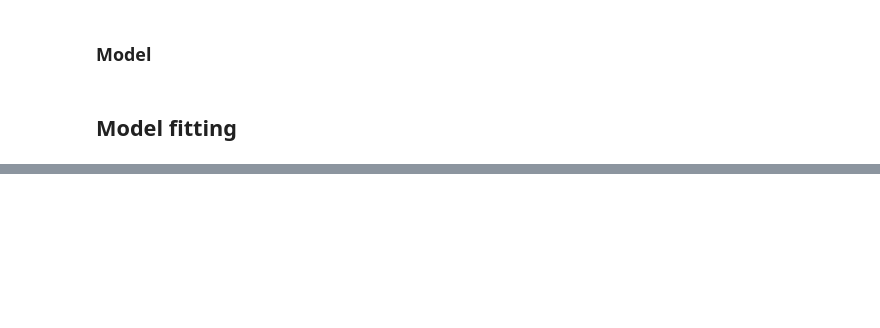
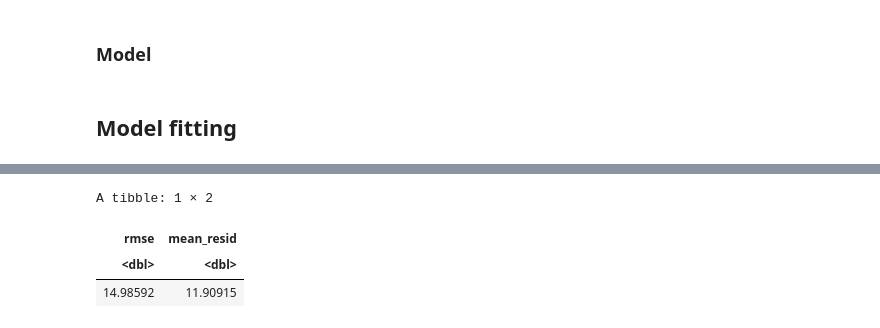
Before and after one commit to cjc77/bayesian-analysis-projects, a Jupyter notebook: notebooks_pooling_explore/sim_no_pooling.ipynb, the cells around one changed output, grey strips where cells are left out. Cells and saved outputs as stored; diff of their text form; code cells hidden in the pictures; blank space fills up the shorter version.

```diff
--- a/notebooks_pooling_explore/sim_no_pooling.ipynb
+++ b/notebooks_pooling_explore/sim_no_pooling.ipynb
@@ -123,3 +168,18 @@ A tibble: 1 × 3
+# %%
+post_predictions <- function(samp_df, x_df, n_post = 100) {
+    samp_df %>%
+        group_by(indiv_id, param) %>%
+        slice_sample(n = n_post, replace = TRUE) %>%
+        mutate(sample_id = 1:n()) %>%
+        ungroup() %>%
+        pivot_wider(id_cols = c("indiv_id", "sample_id"), names_from = "param", values_from = "value") %>%
+        rename(betahat_0 = beta_0, betahat_1 = beta_1) %>%
+        # # Use many-to-many if there are multiple measurements per individual
+        # # in the evaluation set
+        # inner_join(x_df, by = "indiv_id", relationship = "many-to-many") %>%
+        inner_join(x_df, by = "indiv_id") %>%
+        mutate(yhat = betahat_0 + betahat_1 * x)
+}
 # %%
 df <- eval_data_df %>%
     select(
@@ -131,0 +190,17 @@ df <- eval_data_df %>%
+# %%
+preds_df <- post_predictions(tidy_draws_long_df, df, n_post = 100)
+# %%
+preds_df %>%
+    mutate(
+        se = (y - yhat)^2,
+        resid = y - yhat
+    ) %>%
+    summarize(
+        rmse = sqrt( mean(se) ),
+        mean_resid = mean( abs(resid) )
+    )
+# %% [output]
+A tibble: 1 × 2
+| rmse | mean_resid |
+| <dbl> | <dbl> |
+| 14.98592 | 11.90915 |
```
Also changed, not shown: parts of 6 cells of this notebook, 4 other files.
